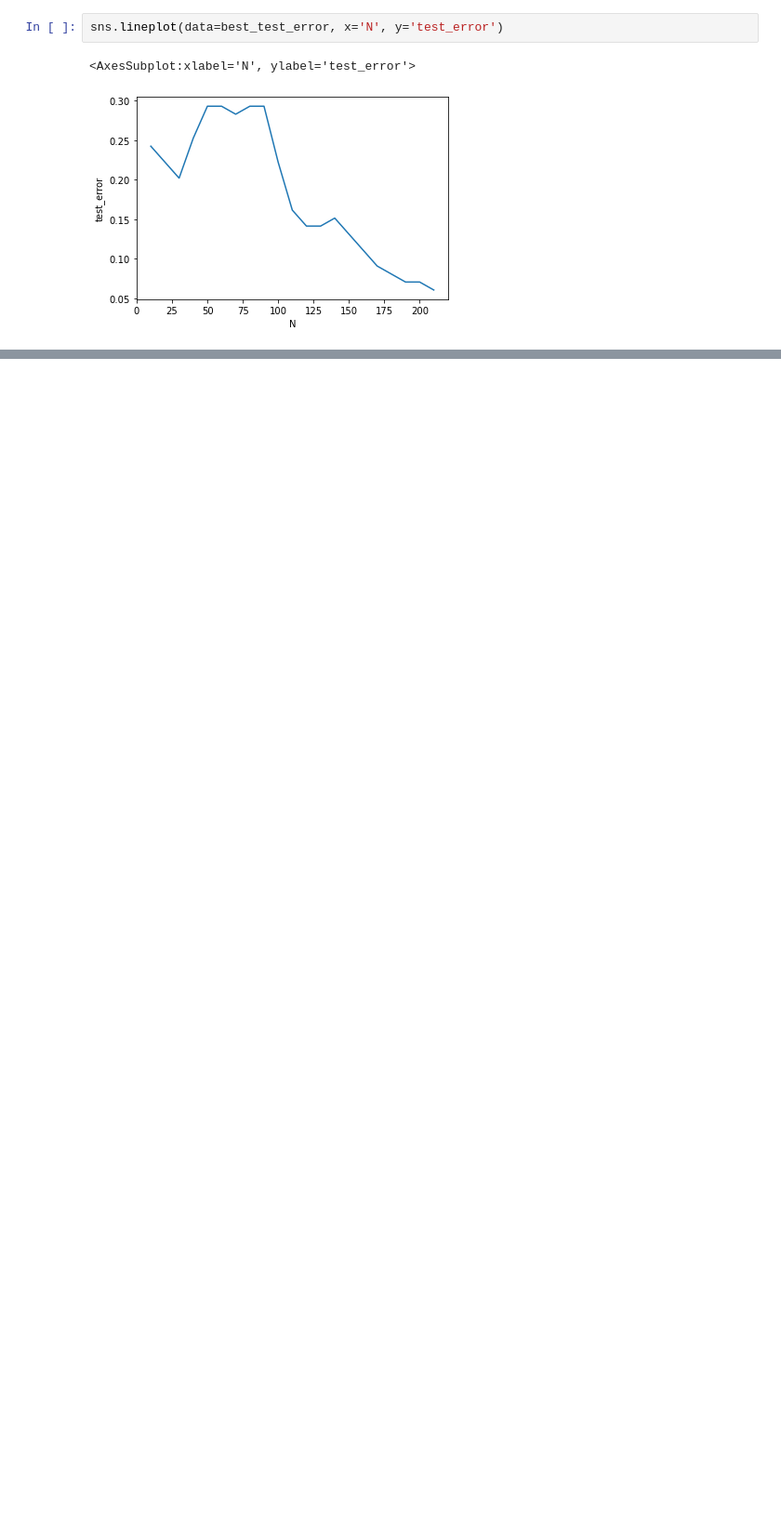
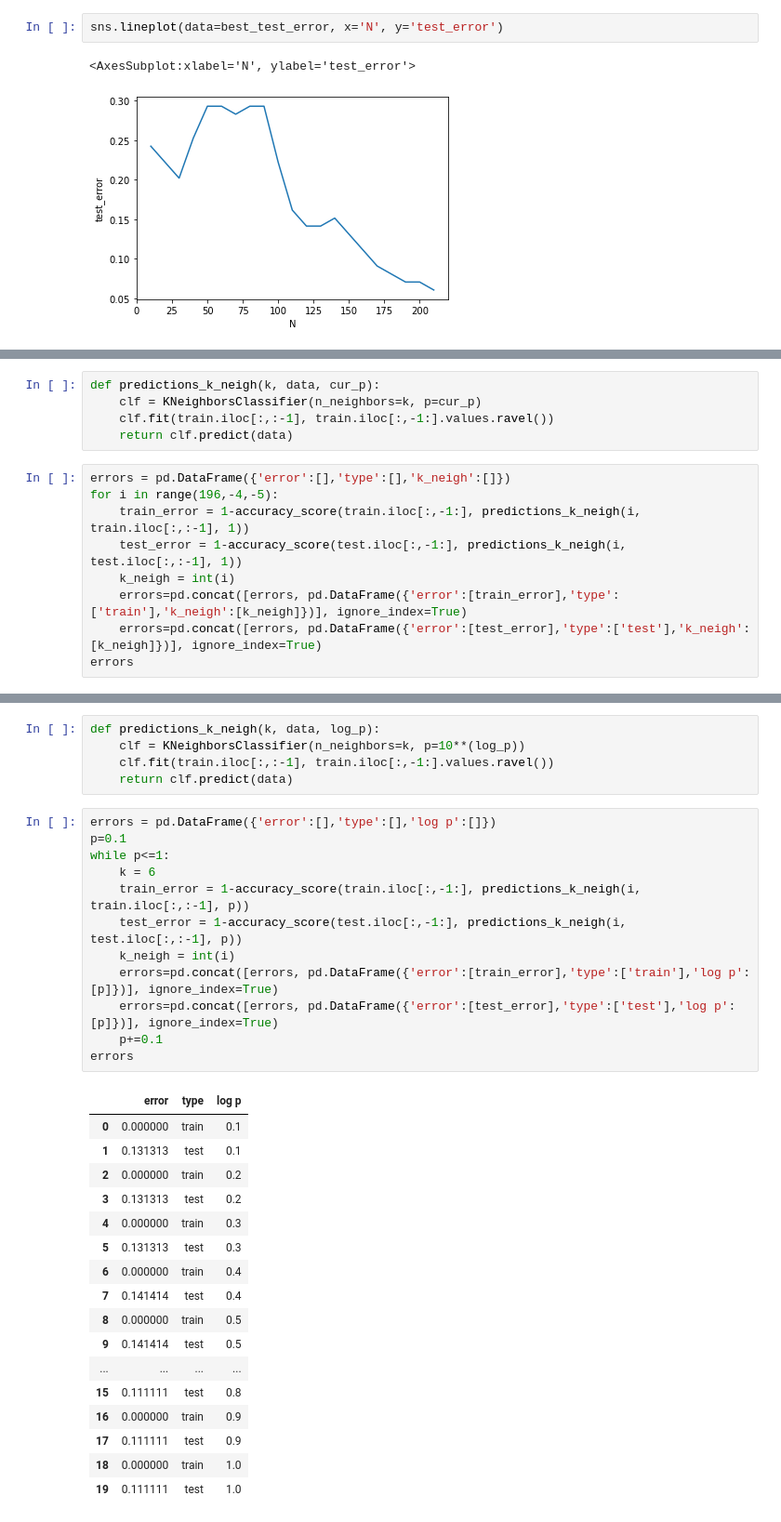
Before and after one commit to SrihithaReddy13/DSCI552FALL22, a Jupyter notebook: HW1/notebook/HW1.ipynb, the cells around one changed output, grey strips where cells are left out. Shown at 93% size. Cells and saved outputs as stored; diff of their text form; blank space fills up the shorter version.

```diff
--- a/HW1/notebook/HW1.ipynb
+++ b/HW1/notebook/HW1.ipynb
@@ -238,0 +241,14 @@ sns.lineplot(data=best_test_error, x='N', y='test_error')
+# %%
+def predictions_k_neigh(k, data, cur_p):
+    clf = KNeighborsClassifier(n_neighbors=k, p=cur_p)
+    clf.fit(train.iloc[:,:-1], train.iloc[:,-1:].values.ravel())
+    return clf.predict(data)
+# %%
+errors = pd.DataFrame({'error':[],'type':[],'k_neigh':[]})
+for i in range(196,-4,-5):
+    train_error = 1-accuracy_score(train.iloc[:,-1:], predictions_k_neigh(i, train.iloc[:,:-1], 1))
+    test_error = 1-accuracy_score(test.iloc[:,-1:], predictions_k_neigh(i, test.iloc[:,:-1], 1))
+    k_neigh = int(i)
+    errors=pd.concat([errors, pd.DataFrame({'error':[train_error],'type':['train'],'k_neigh':[k_neigh]})], ignore_index=True)
+    errors=pd.concat([errors, pd.DataFrame({'error':[test_error],'type':['test'],'k_neigh':[k_neigh]})], ignore_index=True)
+errors
@@ -238,0 +275,35 @@ sns.lineplot(data=best_test_error, x='N', y='test_error')
+# %%
+def predictions_k_neigh(k, data, log_p):
+    clf = KNeighborsClassifier(n_neighbors=k, p=10**(log_p))
+    clf.fit(train.iloc[:,:-1], train.iloc[:,-1:].values.ravel())
+    return clf.predict(data)
+# %%
+errors = pd.DataFrame({'error':[],'type':[],'log p':[]})
+p=0.1
+while p<=1:
+    k = 6
+    train_error = 1-accuracy_score(train.iloc[:,-1:], predictions_k_neigh(i, train.iloc[:,:-1], p))
+    test_error = 1-accuracy_score(test.iloc[:,-1:], predictions_k_neigh(i, test.iloc[:,:-1], p))
+    k_neigh = int(i)
+    errors=pd.concat([errors, pd.DataFrame({'error':[train_error],'type':['train'],'log p':[p]})], ignore_index=True)
+    errors=pd.concat([errors, pd.DataFrame({'error':[test_error],'type':['test'],'log p':[p]})], ignore_index=True)
+    p+=0.1
+errors
+# %% [output]
+|  | error | type | log p |
+| 0 | 0.000000 | train | 0.1 |
+| 1 | 0.131313 | test | 0.1 |
+| 2 | 0.000000 | train | 0.2 |
+| 3 | 0.131313 | test | 0.2 |
+| 4 | 0.000000 | train | 0.3 |
+| 5 | 0.131313 | test | 0.3 |
+| 6 | 0.000000 | train | 0.4 |
+| 7 | 0.141414 | test | 0.4 |
+| 8 | 0.000000 | train | 0.5 |
+| 9 | 0.141414 | test | 0.5 |
+| ... | ... | ... | ... |
+| 15 | 0.111111 | test | 0.8 |
+| 16 | 0.000000 | train | 0.9 |
+| 17 | 0.111111 | test | 0.9 |
+| 18 | 0.000000 | train | 1.0 |
+| 19 | 0.111111 | test | 1.0 |
```
Also changed, not shown: parts of 13 cells of this notebook.
